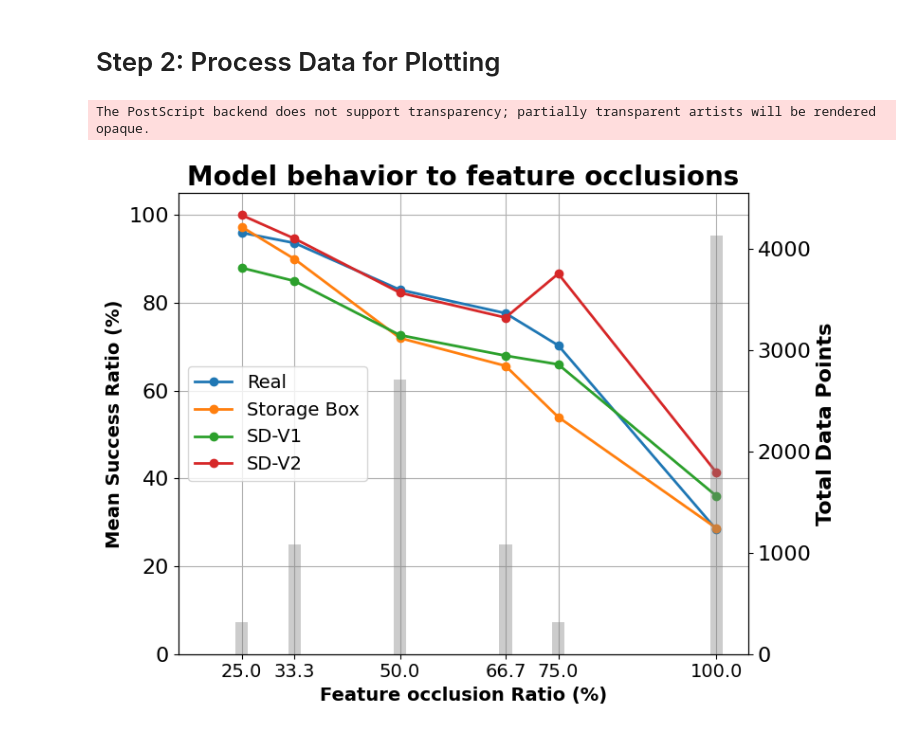
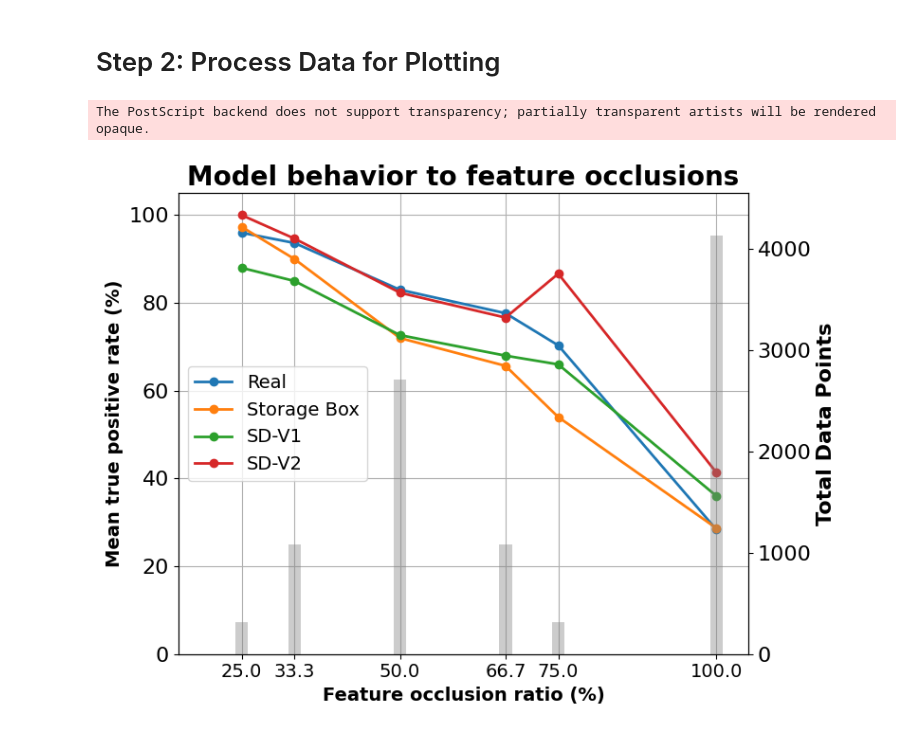
Before and after one commit to TrescherDe/Visualizing-and-Interpreting-Neural-Network-Focus-Regions, a Jupyter notebook: DETR_occlusion_analysis.ipynb, the cells around one changed output. Saved outputs shown, nothing was run; the diff lists cells and outputs as text; code cells hidden in the pictures.

Commit message:
change success ratio to true positive rate, add images

```diff
--- a/DETR_occlusion_analysis.ipynb
+++ b/DETR_occlusion_analysis.ipynb
@@ -180,33 +180,33 @@ for group in group_means:
     if valid_means:
         ax1.plot(valid_ratios, valid_means, marker='o', label=group, linewidth=2)
 
-ax1.set_xlabel('Feature occlusion Ratio (%)', fontsize=14, fontweight='bold')
-ax1.set_ylabel('Mean Success Ratio (%)', fontsize=14, fontweight='bold')
+ax1.set_xlabel('Feature occlusion ratio (%)', fontsize=14, fontweight='bold')
+ax1.set_ylabel('Mean true positive rate (%)', fontsize=14, fontweight='bold')
 ax1.set_ylim(0, 105)
 
 ax2 = ax1.twinx()
 ax2.bar(filtered_ratios, filtered_combined_points, width=2, alpha=0.4, color='grey')
 ax2.set_ylabel('Total Data Points', fontsize=16, fontweight='bold')
 ax2.set_ylim(0, max(filtered_combined_points) * 1.1)
 
 ax1.set_title('Model behavior to feature occlusions', fontsize=20, fontweight='bold')
 ax1.legend(loc='center left', fontsize=14)
 ax1.grid(True)
 ax1.tick_params(axis='both', which='major', labelsize=16)
 ax2.tick_params(axis='y', labelsize=16)
 ax1.set_xticks([25.0, 33.333333, 50.0, 66.666666, 75.0, 100.0])
 ax1.set_xticklabels(['25.0', '33.3', '50.0', '66.7', '75.0', '100.0'], fontsize=14)
 ax1.set_xlim(15, 105)
 
 plt.tight_layout()
 
 # Save the figure separately with high DPI for publication purposes
 plt.savefig('DETR_results_occlusion/model_behavior_to_feature_occlusions.png', dpi=1200, bbox_inches='tight')
 plt.savefig('DETR_results_occlusion/model_behavior_to_feature_occlusions.eps', format='eps', bbox_inches='tight')
 plt.savefig('DETR_results_occlusion/model_behavior_to_feature_occlusions.pdf', format='pdf', bbox_inches='tight')
 
 # Show interactive plot with normal DPI
 plt.show()
 # %% [output]
 The PostScript backend does not support transparency; partially transparent artists will be rendered opaque.
-[figure, old version]
+[figure, new version]
```
Also changed, not shown: 2 other files.
